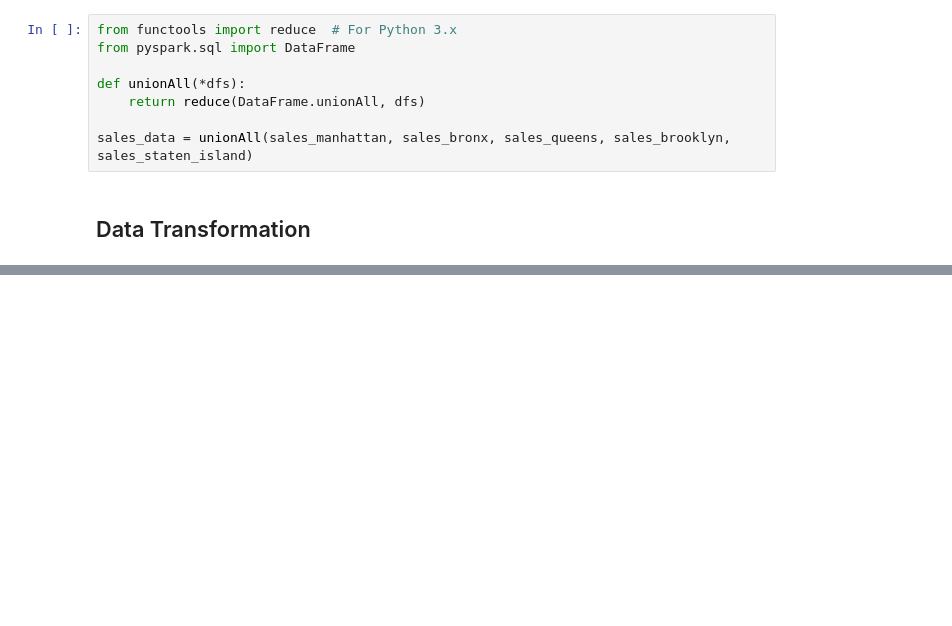
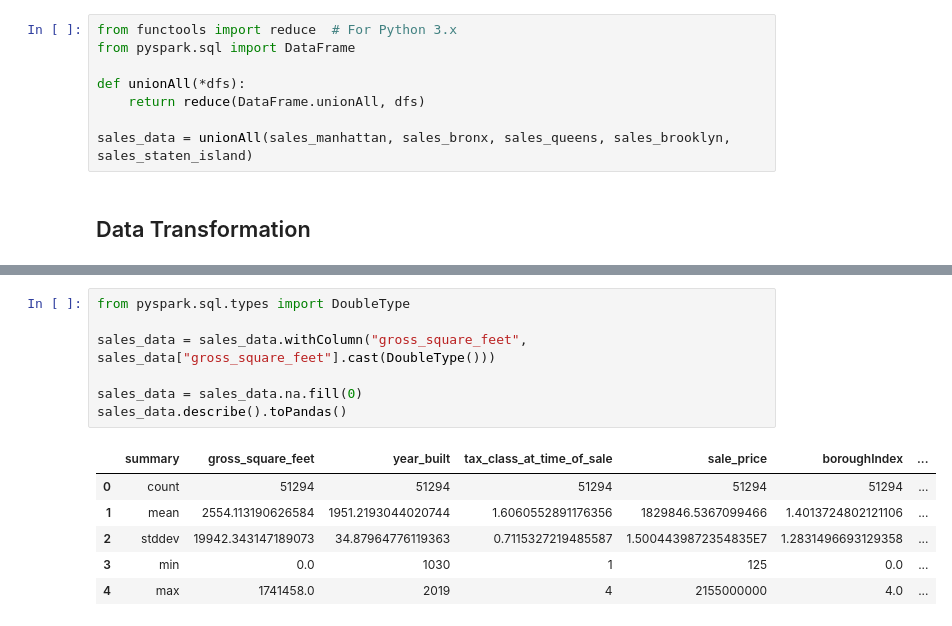
Before and after one commit to kevinchris17/BDAS, a Jupyter notebook: Iteration 4.ipynb, the cells around one changed output, grey strips where cells are left out. Cells and saved outputs as stored; diff of their text form; blank space fills up the shorter version.

```diff
--- a/Iteration 4.ipynb
+++ b/Iteration 4.ipynb
@@ -157,0 +186,14 @@ AttributeError: 'StringIndexer' object has no attribute 'show'
+# %%
+from pyspark.sql.types import DoubleType
+
+sales_data = sales_data.withColumn("gross_square_feet", sales_data["gross_square_feet"].cast(DoubleType()))
+
+sales_data = sales_data.na.fill(0)
+sales_data.describe().toPandas()
+# %% [output]
+|  | summary | gross_square_feet | year_built | tax_class_at_time_of_sale | sale_price | boroughIndex | ... |
+| 0 | count | 51294 | 51294 | 51294 | 51294 | 51294 | ... |
+| 1 | mean | 2554.113190626584 | 1951.2193044020744 | 1.6060552891176356 | 1829846.5367099466 | 1.4013724802121106 | ... |
+| 2 | stddev | 19942.343147189073 | 34.87964776119363 | 0.7115327219485587 | 1.5004439872354835E7 | 1.2831496693129358 | ... |
+| 3 | min | 0.0 | 1030 | 1 | 125 | 0.0 | ... |
+| 4 | max | 1741458.0 | 2019 | 4 | 2155000000 | 4.0 | ... |
```
Also changed, not shown: parts of 27 cells of this notebook, 3 other files.
